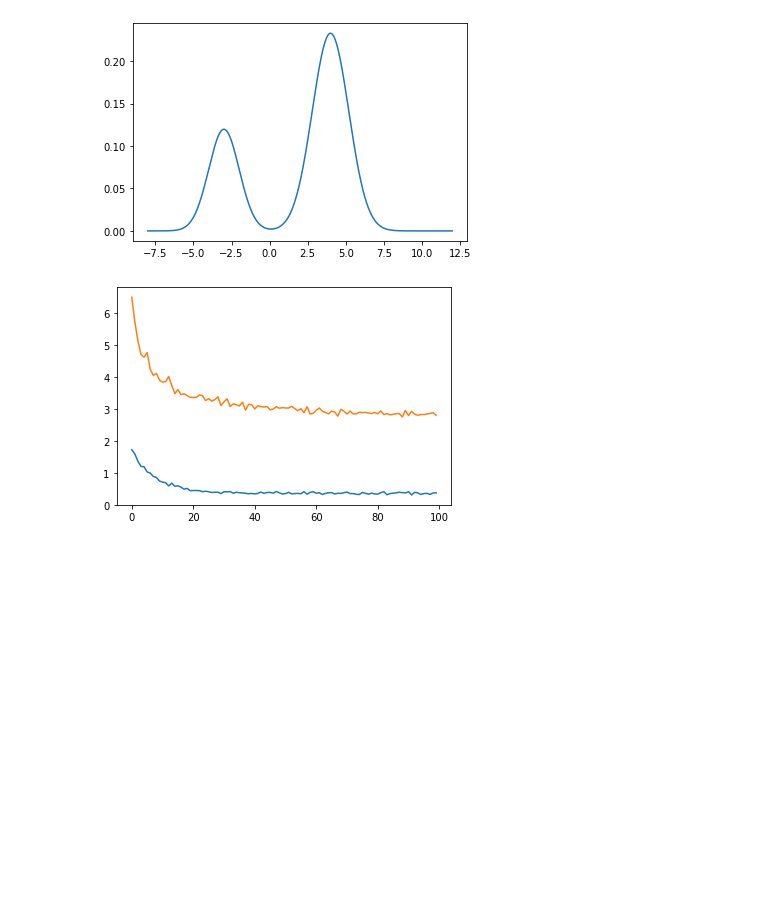
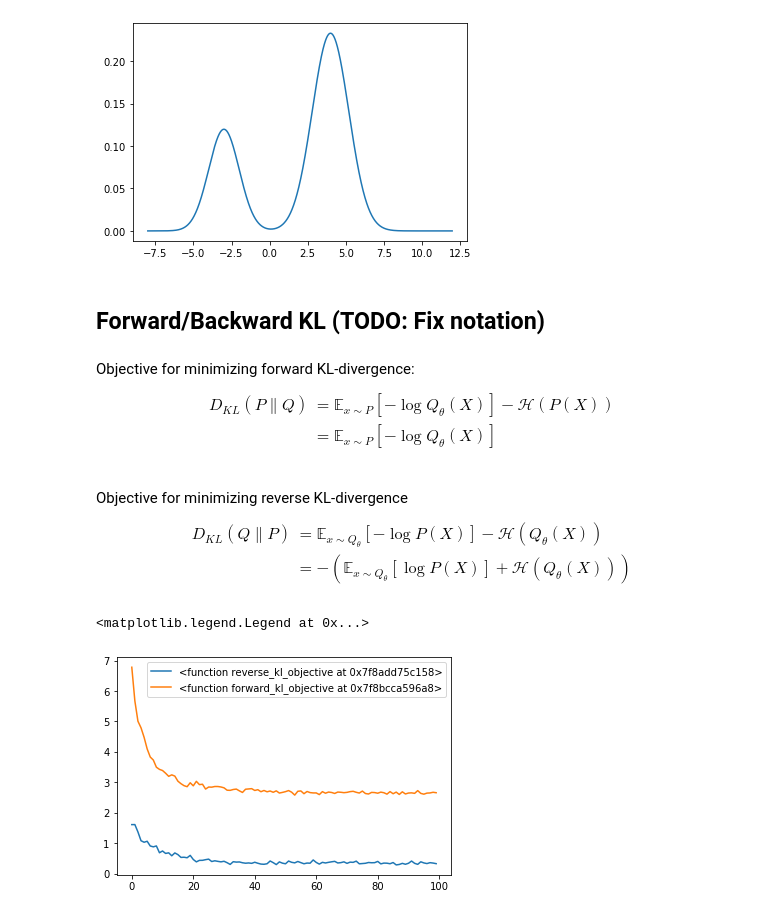
Before and after one commit to xidulu/mystery_demo, a Jupyter notebook: KL_demo.ipynb, the cells around one changed output. Saved outputs shown, nothing was run; the diff lists cells and outputs as text; code cells hidden in the pictures; blank space fills up the shorter version.

```diff
--- a/KL_demo.ipynb
+++ b/KL_demo.ipynb
@@ -16,7 +16,7 @@ from IPython.display import HTML
 import celluloid
 npx.set_np()
 # %%
-class gaussian_mixture(object):
+class gaussian_mixture(mgp.Distribution):
     def __init__(self, pi, loc, scale):
         self.categorical = mgp.OneHotCategorical(num_events=2, prob=pi)
         self.normal = mgp.Normal(loc, scale)
@@ -42,3 +43,13 @@ plt.plot(x.asnumpy(), mob.pdf(x).asnumpy())
 # %% [output]
 [<matplotlib.lines.Line2D at 0x...>]
 [figure]
+# %% [markdown]
+## Forward/Backward KL (TODO: Fix notation)
+# %% [markdown]
+Objective for minimizing forward KL-divergence:
+$$
+\begin{align*}
+D_{KL}(P \| Q) &=  \mathbb{E}_{x \sim P}[-\log Q_\theta(X)] - \mathcal{H}(P(X))\\
+&=  \mathbb{E}_{x \sim P}[-\log Q_\theta(X)]\\
+\end{align*}
+$$
@@ -45,51 +64,52 @@ plt.plot(x.asnumpy(), mob.pdf(x).asnumpy())
+# %% [markdown]
+Objective for minimizing reverse KL-divergence
+$$
+\begin{align*}
+D_{KL}(Q \| P) &= \mathbb{E}_{x \sim Q_\theta}[-\log P(X)] - \mathcal{H}(Q_\theta(X))\\
+&=  -(\mathbb{E}_{x \sim Q_\theta}[\log P(X)] + \mathcal{H}(Q_{\theta}(X)))
+\end{align*}
+$$
+# %%
+def reverse_kl_objective(q, p, sample_size=(500,)):
+    """
+    q: Univariate Gaussian
+    p: Mixture of Gaussian
+    """
+    q_samples = q.sample(sample_size)
+    entropy = q.entropy()
+    log_px = p.log_prob(q_samples)
+    return -(log_px.mean() + entropy)
 # %%
 num_iter, lr= 100, 0.1
 def gd(params, lr):
-    for p in params:
-        p -= lr * p.grad
-
-def forward_kl_objective(q, p, sample_size=(500,)):
-    """
-    q: Univariate Gaussian
-    p: Mixture of Gaussian
-    """
-    p_samples = p.sample(sample_size)
-    return -q.log_prob(p_samples).mean()
-
-def reverse_kl_objective(q, p, sample_size=(1000,)):
-    """
-    q: Univariate Gaussian
-    p: Mixture of Gaussian
-    """
-    q_samples = q.sample(sample_size)
-    entropy = q.entropy()
-    log_px = p.log_prob(q_samples)
-    return -(log_px + entropy).mean()
+    for t in params:
+        t -= lr * t.grad
 
 def train(objective, num_iter, lr, initial_loc=2.0):
     loc_q = np.array([initial_loc])
-    scale_q = np.array([1.0])
+    log_scale_q = np.array([0.0])
     loc_q.attach_grad()
-    scale_q.attach_grad()
+    log_scale_q.attach_grad()
     loss_train = []
     loc_train = []
     scale_train = []
     for iter in range(num_iter):
         loc_train.append(loc_q.copy())
-        scale_train.append(scale_q.copy())
-        q = mgp.Normal(loc_q, scale_q)
+        scale_train.append(log_scale_q.copy())
         with autograd.record():
-    #         loss = forward_kl_objective(q, mob)
+            q = mgp.Normal(loc_q, np.exp(log_scale_q))
             loss = objective(q, mob)
         loss.backward()
-        gd([loc_q, scale_q], lr)
+        gd([loc_q, log_scale_q], lr)
         loss_train.append(loss.asnumpy())
-    plt.plot(loss_train)
+    plt.plot(loss_train, label=str(objective))
     return loc_train, scale_train
 loc_r, scale_r = train(reverse_kl_objective, num_iter, 0.1)
 loc_f, scale_f = train(forward_kl_objective, num_iter, 0.01)
+plt.legend()
 # %% [output]
+<matplotlib.legend.Legend at 0x...>
-[figure, old version]
+[figure, new version]
 # %%
 from celluloid import Camera
 
```
Also changed, not shown: parts of 4 cells of this notebook, 2 other files.
